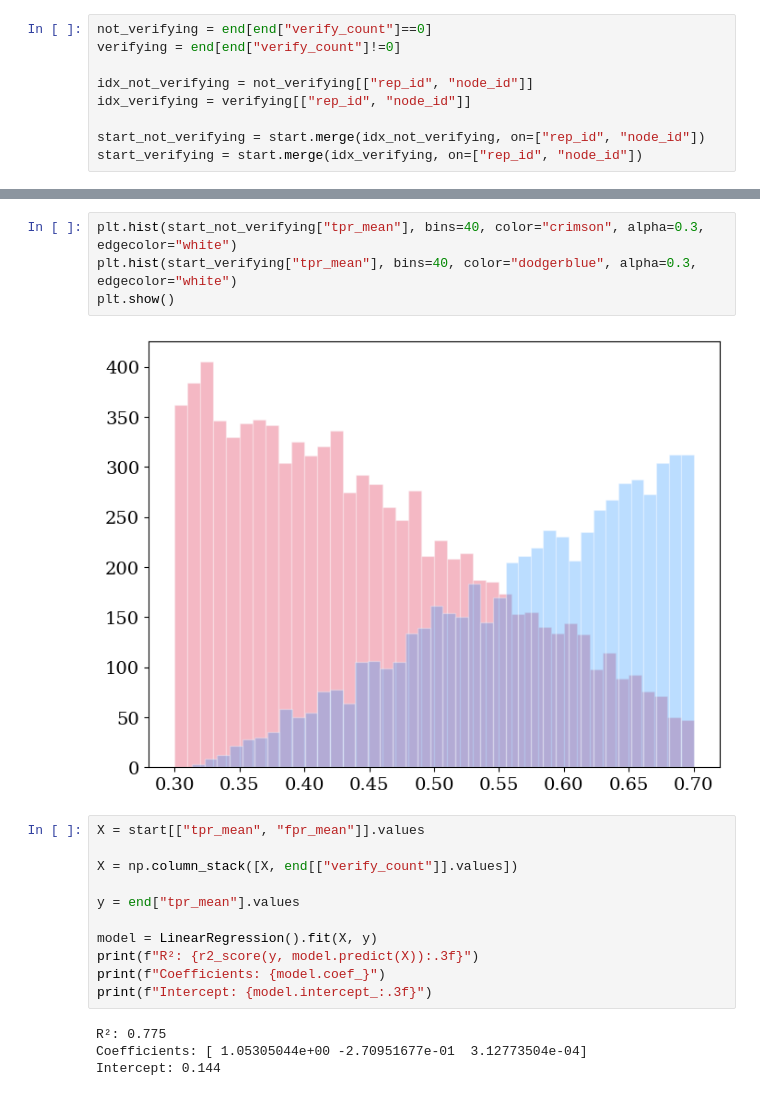
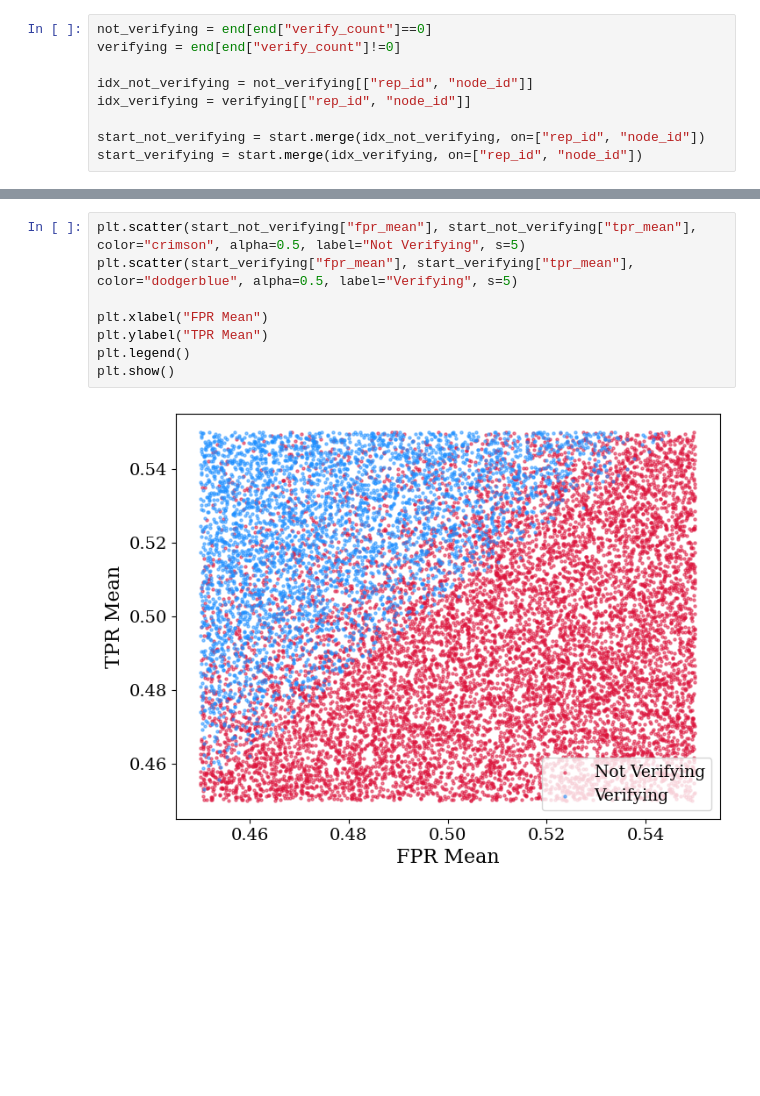
Before and after one commit to charlesaugdupont/deepfake-percolation, a Jupyter notebook: notebooks/burnin-results.ipynb, the cells around one changed output, grey strips where cells are left out. Saved outputs shown, nothing was run; the diff lists cells and outputs as text; blank space fills up the shorter version.

```diff
--- a/notebooks/burnin-results.ipynb
+++ b/notebooks/burnin-results.ipynb
@@ -139,21 +110,10 @@ plt.show()
 # %%
-plt.hist(start_not_verifying["tpr_mean"], bins=40, color="crimson", alpha=0.3, edgecolor="white")
-plt.hist(start_verifying["tpr_mean"], bins=40, color="dodgerblue", alpha=0.3, edgecolor="white")
+plt.scatter(start_not_verifying["fpr_mean"], start_not_verifying["tpr_mean"], color="crimson", alpha=0.5, label="Not Verifying", s=5)
+plt.scatter(start_verifying["fpr_mean"], start_verifying["tpr_mean"], color="dodgerblue", alpha=0.5, label="Verifying", s=5)
+
+plt.xlabel("FPR Mean")
+plt.ylabel("TPR Mean")
+plt.legend()
 plt.show()
 # %% [output]
-[figure, old version]
+[figure, new version]
-# %%
-X = start[["tpr_mean", "fpr_mean"]].values
-
-X = np.column_stack([X, end[["verify_count"]].values])
-
-y = end["tpr_mean"].values
-
-model = LinearRegression().fit(X, y)
-print(f"R²: {r2_score(y, model.predict(X)):.3f}")
-print(f"Coefficients: {model.coef_}")
-print(f"Intercept: {model.intercept_:.3f}")
-# %% [output]
-R²: 0.775
-Coefficients: [ 1.05305044e+00 -2.70951677e-01  3.12773504e-04]
-Intercept: 0.144
```
Also changed, not shown: parts of 23 cells of this notebook, 2 other files.
